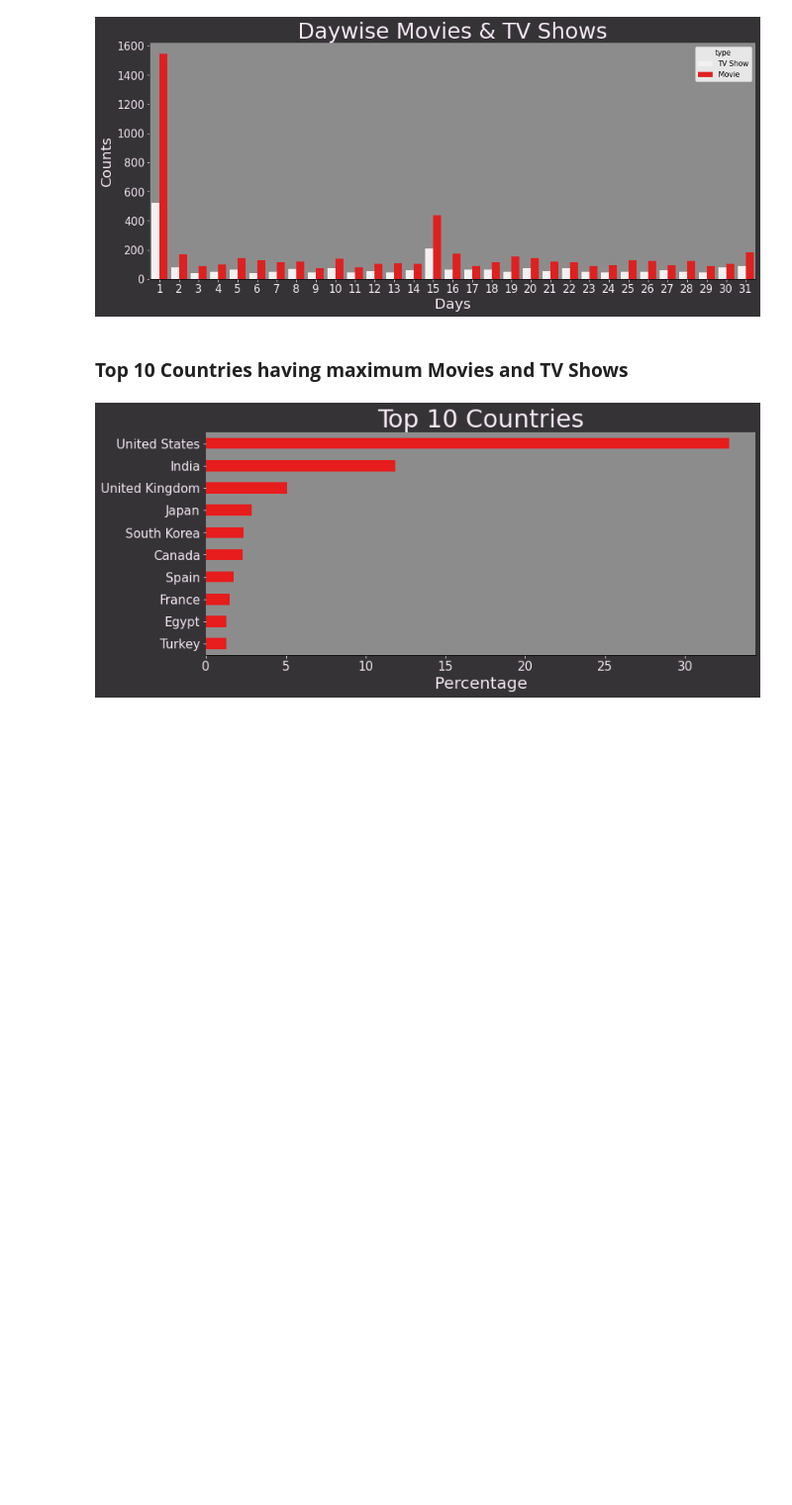
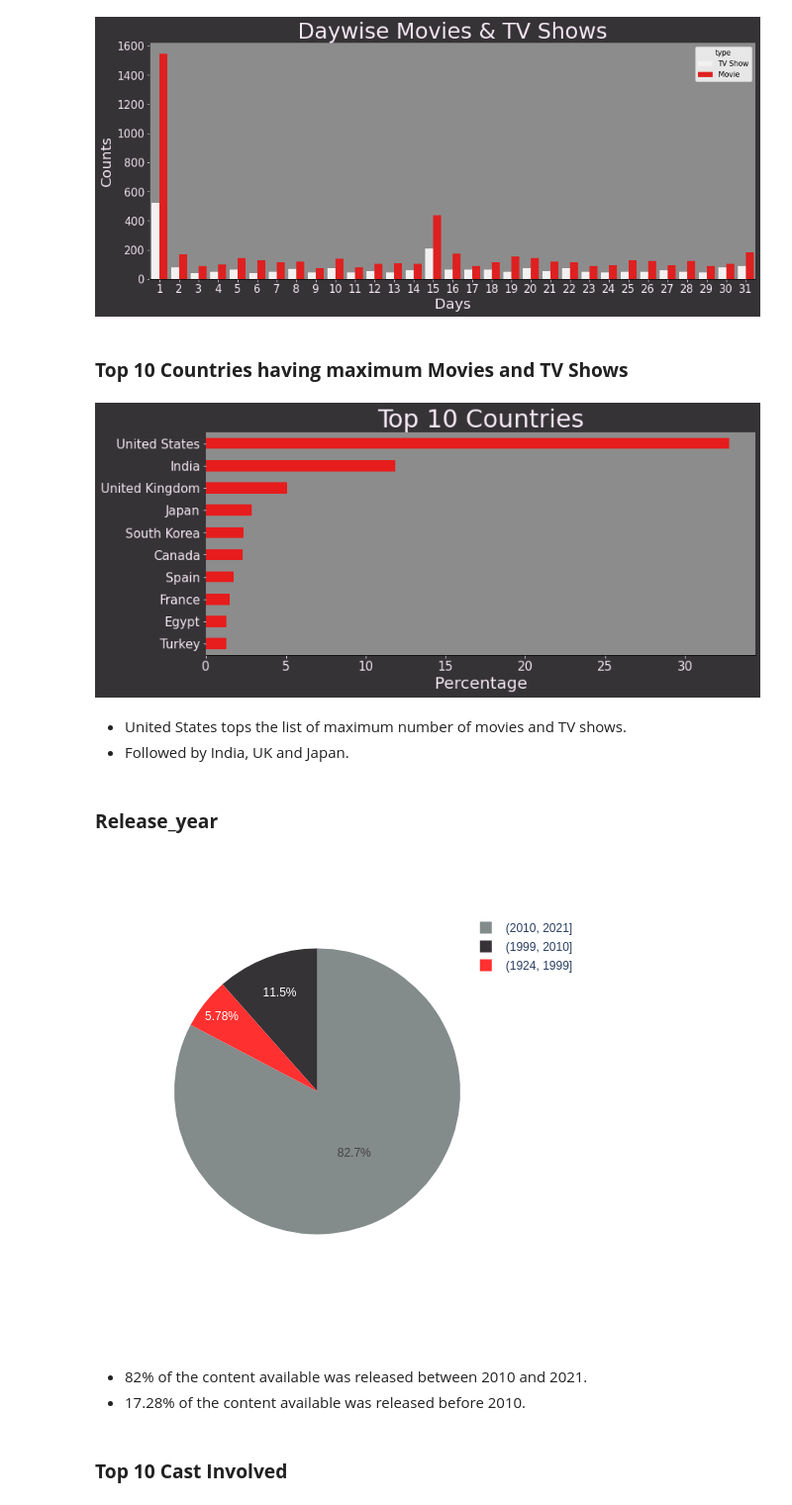
Before and after one commit to kunikagupta27/NETFLIX_MOVIES_AND_TV_SHOWS_CLUSTERING, a Jupyter notebook: NETFLIX_MOVIES_AND_TV_SHOWS_CLUSTERING.ipynb, the cells around one changed output. Shown at 99% size. Saved outputs shown, nothing was run; the diff lists cells and outputs as text; code cells hidden in the pictures; blank space fills up the shorter version.

```diff
--- a/NETFLIX_MOVIES_AND_TV_SHOWS_CLUSTERING.ipynb
+++ b/NETFLIX_MOVIES_AND_TV_SHOWS_CLUSTERING.ipynb
@@ -334,3 +334,31 @@ ax.spines['top'].set_visible(False)
 ax.spines['left'].set_visible(False)
 # %% [output]
 [figure]
+# %% [markdown]
+* United States tops the list of maximum number of movies and TV shows.
+* Followed by India, UK and Japan.
+# %% [markdown]
+### **Release_year**
+# %%
+# Put the data into bins.
+
+release_yr_bin = pd.cut(df.release_year, [1924, 1999, 2010, 2021])
+release_yr_bin.value_counts()
+release_yr_bin = pd.DataFrame(release_yr_bin.value_counts()).reset_index()
+release_yr_bin.rename(columns={'index':'year_interval', 'release_year':'count'}, inplace=True)
+release_yr_bin['year_interval'] = release_yr_bin['year_interval'].astype('string')
+# %%
+# Plot it.
+fig = px.pie(release_yr_bin, values='count',
+             names='year_interval',
+             color_discrete_sequence=['#838B8B','#363336','#FF3030','#FF3030'],
+             height=500, width=500)
+# fig.show()
+fig.show('png')
+# %% [output]
+[figure, added]
+# %% [markdown]
+* 82% of the content available was released between 2010 and 2021.
+* 17.28% of the content available was released before 2010.
+# %% [markdown]
+### **Top 10 Cast Involved**
```
Also changed, not shown: parts of 36 cells of this notebook.
